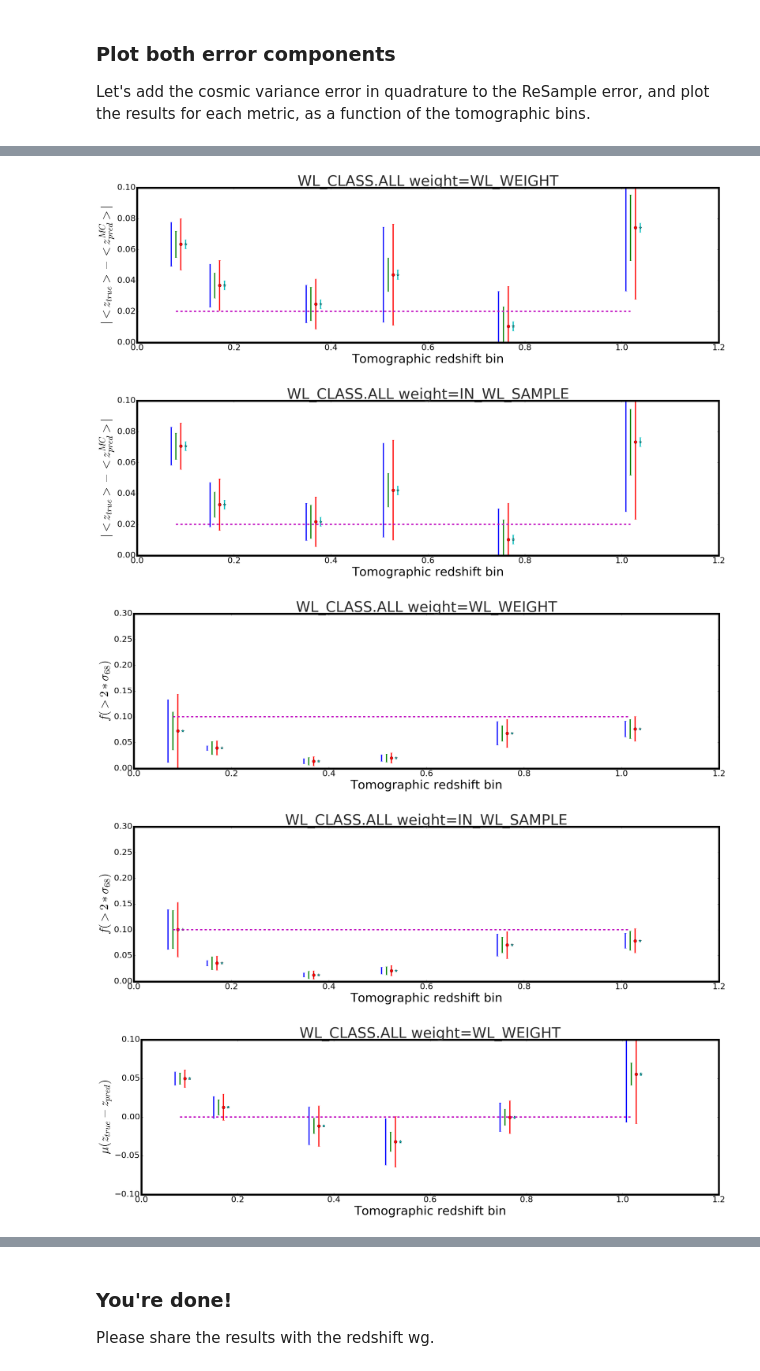
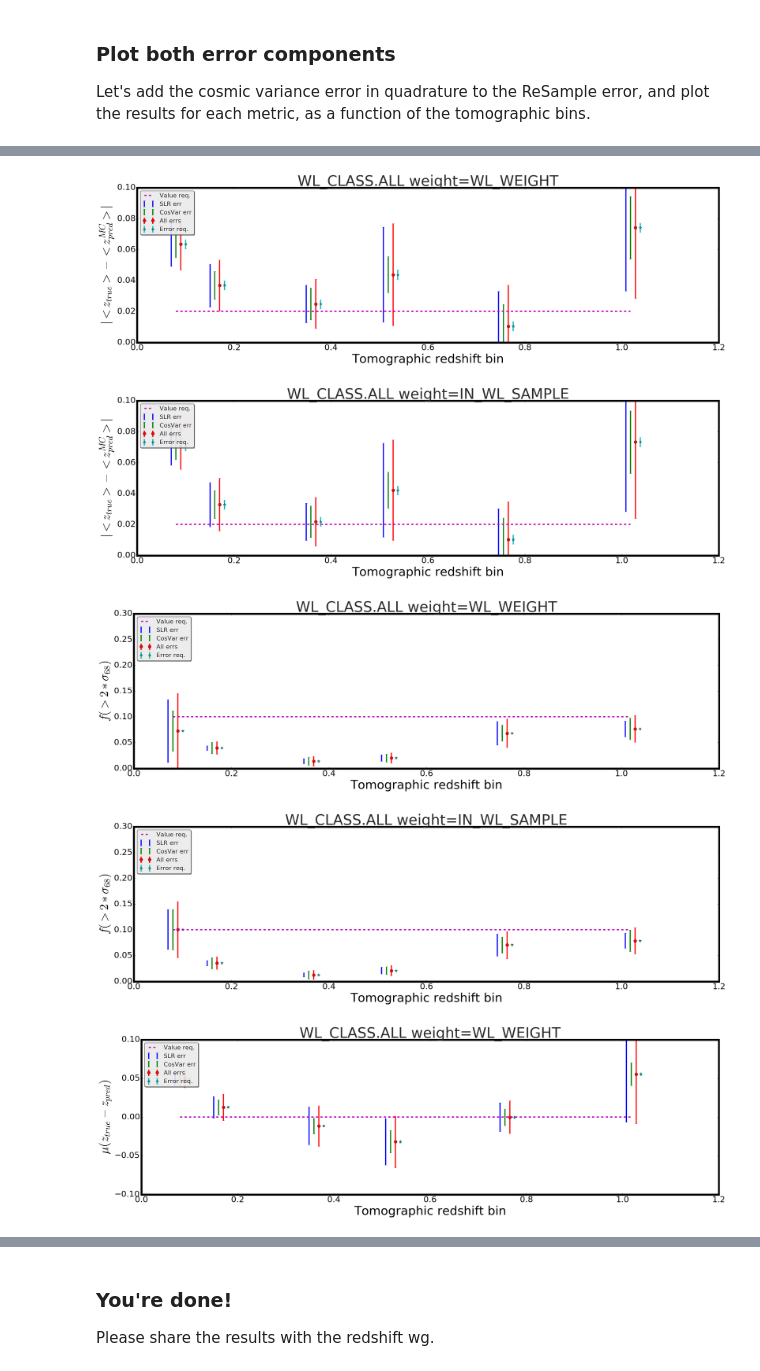
Before and after one commit to DarkEnergySurvey/bpz, a Jupyter notebook: notebook/Validation_metric_values_resampled_data.ipynb, the cells around one changed output, grey strips where cells are left out. Saved outputs shown, nothing was run; the diff lists cells and outputs as text; code cells hidden in the pictures.

```diff
--- a/notebook/Validation_metric_values_resampled_data.ipynb
+++ b/notebook/Validation_metric_values_resampled_data.ipynb
@@ -337,7 +337,7 @@ for m in metric_res:
         plt.title('{:} weight={:}'.format(label, wght))
         plt.ylim(plt_range[m])
         plt.ylabel(metric_latex[m])
-        #plt.legend(loc=2)
+        plt.legend(loc=2)
         plt.tight_layout()
         plt.savefig(label + wght + m + '.pdf')
         print ("---------------------------------")
@@ -370,5 +370,5 @@ Mean & Combined Err & SampVar Err & CosVar Err & \\
-[figure, old version]
+[figure, new version]
-[figure, old version]
+[figure, new version]
-[figure, old version]
+[figure, new version]
-[figure, old version]
+[figure, new version]
-[figure, old version]
+[figure, new version]
```
Also changed, not shown: parts of 8 cells of this notebook, 5 other files.
